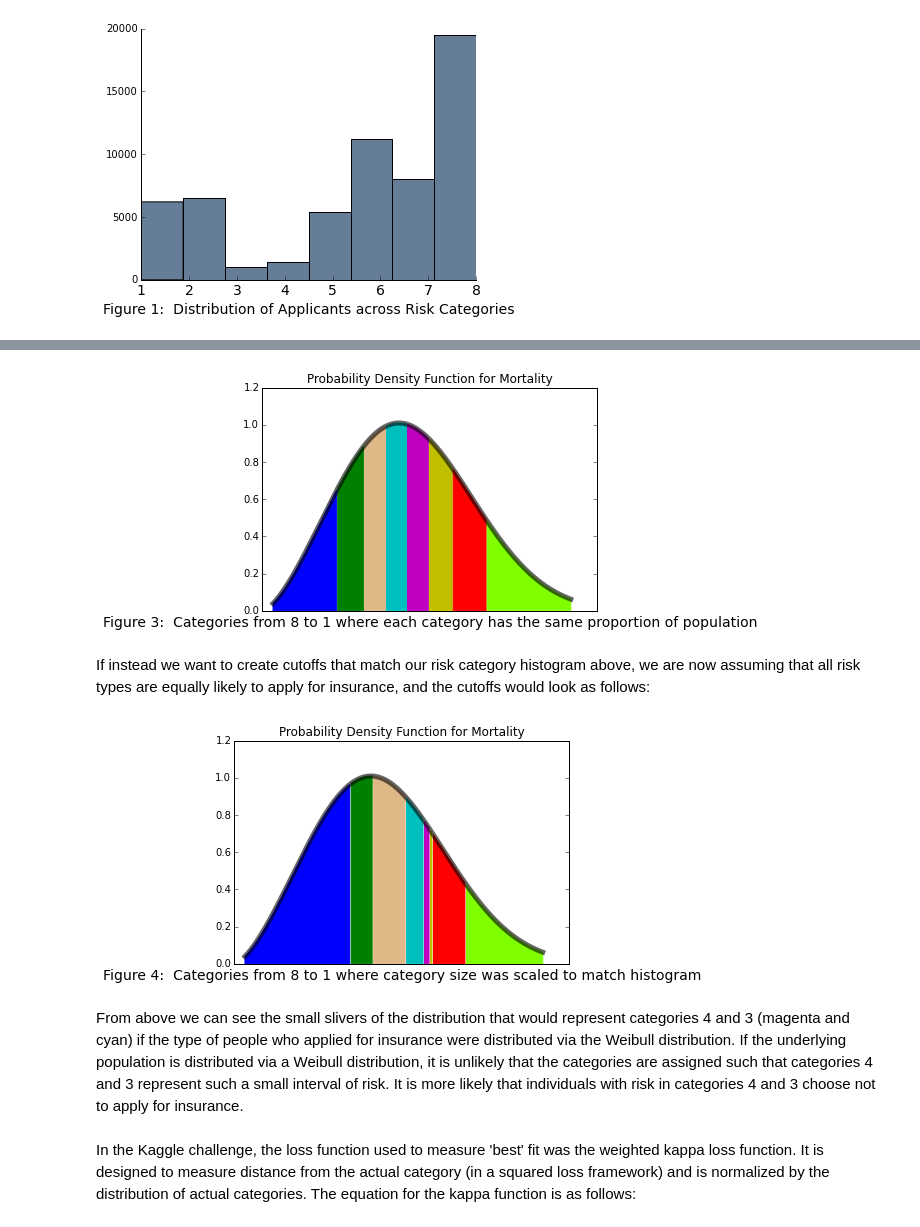
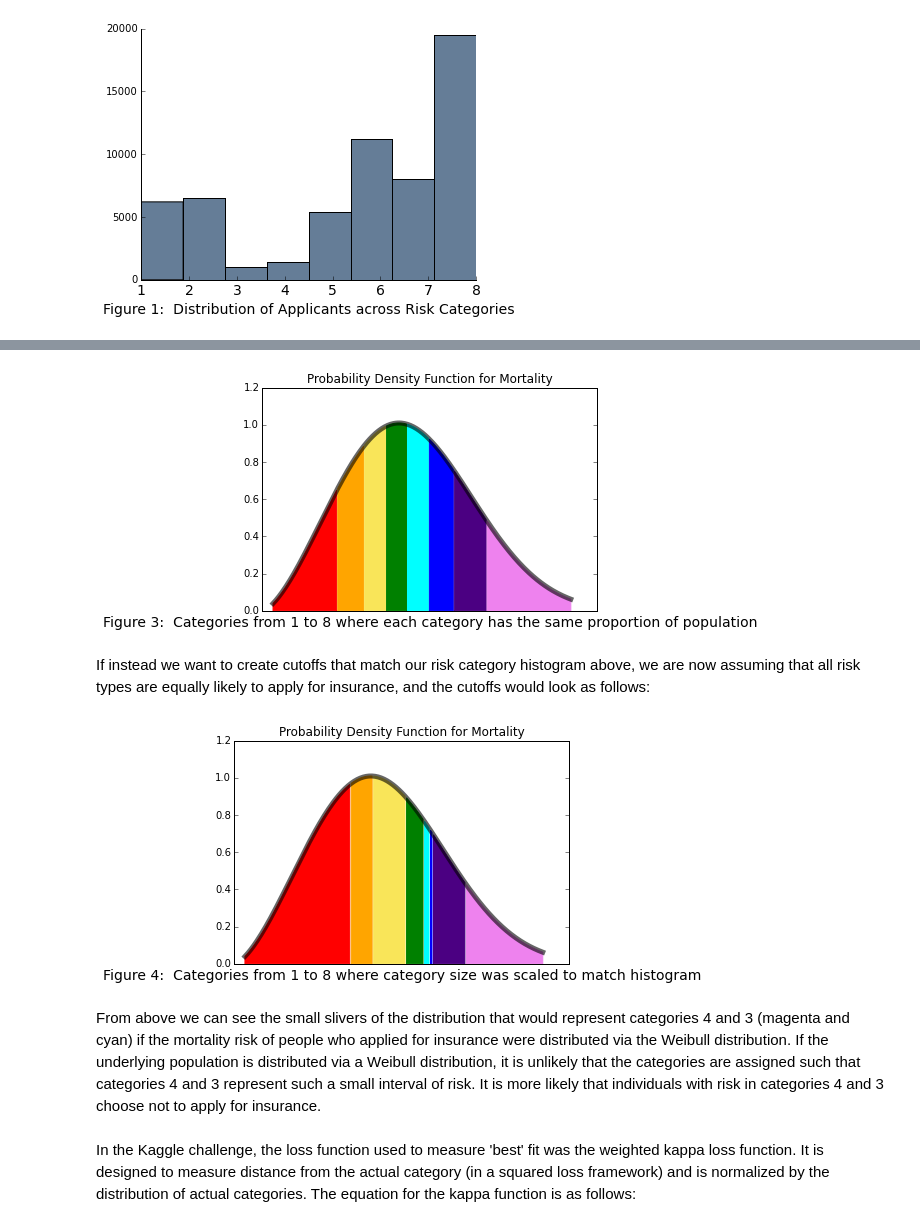
Before and after one commit to JenSteele/Prudential_LifeIns, a Jupyter notebook: Prudential_demo.ipynb, the cells around one changed output, grey strips where cells are left out. Saved outputs shown, nothing was run; the diff lists cells and outputs as text; code cells hidden in the pictures.

```diff
--- a/Prudential_demo.ipynb
+++ b/Prudential_demo.ipynb
@@ -71,6 +74,5 @@ For the purposes of our discussion, we'll assume that the expected cost of an in
 # %%
 fig, ax = plt.subplots(1, 1)
-c = 2.5
 mean, var, skew, kurt = weibull_min.stats(c, moments='mvsk')
 
 # cutoffs = frange(0.0,3.0,(i+1)/3)
@@ -83,7 +85,8 @@ cutoff = []
 for i in range(9):
     cutoff.append(i/4.0)
 #pColor = ['b','g','burlywood','c','m','y','r','chartreuse']
-pColor = ['b','g','burlywood','c','m','y','r','chartreuse']
+#pColor = ['#F9E559','orange','red','magenta','violet','blue','cyan','green']
+pColor = ['red','orange','#F9E559','green','cyan','blue','indigo','violet']
 for i in range(8):
     lb = cutoff[i]
     ub = cutoff[i+1]
@@ -92,7 +95,7 @@ for i in range(8):
     sx = x[idx[0]:idx[1]]
     sd = d[idx[0]:idx[1]]
     plt.fill_between(sx,sd,0,color = pColor[i])
-plt.xlabel('Figure 2:  Categories from 8 to 1 where risk intervals are the same size', fontsize=14)
+plt.xlabel('Figure 2:  Categories from 1 to 8 where risk intervals are the same size', fontsize=14)
 ax.axes.get_xaxis().set_ticks([])
 plt.title("Probability Density Function for Mortality")
 plt.show()
@@ -103,12 +106,11 @@ cutoffs = []
 for i in range(7):
     cutoffs.append((i+1)/8.0)
 
-#Conduct a bisection search to find eight equally likely intervals for our Weibull distribution:
+#Conduct a binary search to find eight equally likely intervals for our Weibull distribution:
 riskCutoffs = [0]
-c=2.5
 for cutoff in cutoffs:
     Low = 0.0
-    High = 3.0
+    High = 4.0
     epsilon = 0.001
     while True:
         guess = (Low + High) / 2
@@ -122,14 +124,13 @@ for cutoff in cutoffs:
             break
 riskCutoffs.append(4.0)
 
-#Graph distribution with categories shaded (categories go from 8 to 1, left to right)
+#Graph distribution with categories shaded (categories go from 1 to 8, left to right)
 fig, ax = plt.subplots(1, 1)
 c = 2.5
 mean, var, skew, kurt = weibull_min.stats(c, moments='mvsk')
 x = np.linspace(weibull_min.ppf(0.001, c),weibull_min.ppf(0.99, c), 300)
 ax.plot(x, weibull_min.pdf(x, c),'k-', lw=5, alpha=0.6, label='weibull_min pdf')
 d = weibull_min.pdf(x,c)
-pColor = ['b','g','burlywood','c','m','y','r','chartreuse']
 
 for i in range(8):
     lb = riskCutoffs[i]
@@ -138,16 +139,16 @@ for i in range(8):
     sx = x[idx[0]:idx[1]]
     sd = d[idx[0]:idx[1]]
     plt.fill_between(sx,sd,0,color = pColor[i])
-plt.xlabel('Figure 3:  Categories from 8 to 1 where each category has the same proportion of population', fontsize=14)
+plt.xlabel('Figure 3:  Categories from 1 to 8 where each category has the same proportion of population', fontsize=14)
 ax.axes.get_xaxis().set_ticks([])
 plt.title("Probability Density Function for Mortality")
 plt.show()
 # %% [output]
-[figure, old version]
+[figure, new version]
 # %% [markdown]
 If instead we want to create cutoffs that match our risk category histogram above, we are now assuming that all risk types are equally likely to apply for insurance, and the cutoffs would look as follows:
 # %%
-#Find the number of observations in each category and find the cumulative proportion from categories 8 to 1 (from least risky to most risky)
+#Find the number of observations in each category and find the cumulative proportion from categories 1 to 8 (from most risky to least risky)
 counts = traindf['Response'].value_counts()
 propCounts = [0]
 cumulativeCounts = []
@@ -166,40 +167,38 @@ for cumulativeCount in cumulativeCounts[0:7]:
     High = 3.0
     epsilon = 0.001
     while True:
         guess = (Low + High) / 2
         diff = weibull_min.cdf(guess,c) - cumulativeCount
         if diff<0 and abs(diff)>epsilon:
             Low = guess
         elif diff>0 and abs(diff)>epsilon:
             High = guess
         else:
             riskCutoffs2.append(guess)
             break
 riskCutoffs2.append(4.0)
 
-#Graph distribution with categories shaded (categories go from 8 to 1, left to right)
+#Graph distribution with categories shaded (categories go from 1 to 8, left to right)
 fig, ax = plt.subplots(1, 1)
-c = 2.5
 mean, var, skew, kurt = weibull_min.stats(c, moments='mvsk')
 x = np.linspace(weibull_min.ppf(0.001, c),weibull_min.ppf(0.99, c), 200)
 ax.plot(x, weibull_min.pdf(x, c),'k-', lw=5, alpha=0.6, label='weibull_min pdf')
 d = weibull_min.pdf(x,c)
-pColor = ['b','g','burlywood','c','m','y','r','chartreuse']
 for i in range(8):
     lb = riskCutoffs2[i]
     ub = riskCutoffs2[i+1]
     idx = np.searchsorted(x,[lb,ub])
     sx = x[idx[0]:idx[1]]
     sd = d[idx[0]:idx[1]]
     plt.fill_between(sx,sd,0,color = pColor[i])
-plt.xlabel('Figure 4:  Categories from 8 to 1 where category size was scaled to match histogram', fontsize=14)
+plt.xlabel('Figure 4:  Categories from 1 to 8 where category size was scaled to match histogram', fontsize=14)
 ax.axes.get_xaxis().set_ticks([])
 plt.title("Probability Density Function for Mortality")
 plt.show()
 # %% [output]
-[figure, old version]
+[figure, new version]
 # %% [markdown]
-From above we can see the small slivers of the distribution that would represent categories 4 and 3 (magenta and cyan) if the type of people who applied for insurance were distributed via the Weibull distribution.  If the underlying population is distributed via a Weibull distribution, it is unlikely that the categories are assigned such that categories 4 and 3 represent such a small interval of risk.  It is more likely that individuals with risk in categories 4 and 3 choose not to apply for insurance.
+From above we can see the small slivers of the distribution that would represent categories 4 and 3 (magenta and cyan) if the mortality risk of people who applied for insurance were distributed via the Weibull distribution.  If the underlying population is distributed via a Weibull distribution, it is unlikely that the categories are assigned such that categories 4 and 3 represent such a small interval of risk.  It is more likely that individuals with risk in categories 4 and 3 choose not to apply for insurance.
 # %% [markdown]
 In the Kaggle challenge, the loss function used to measure 'best' fit was the weighted kappa loss function.  It is designed to measure distance from the actual category (in a squared loss framework) and is normalized by the distribution of actual categories.  The equation for the kappa function is as follows:
 # %% [markdown]
```
Also changed, not shown: parts of 6 cells of this notebook.
